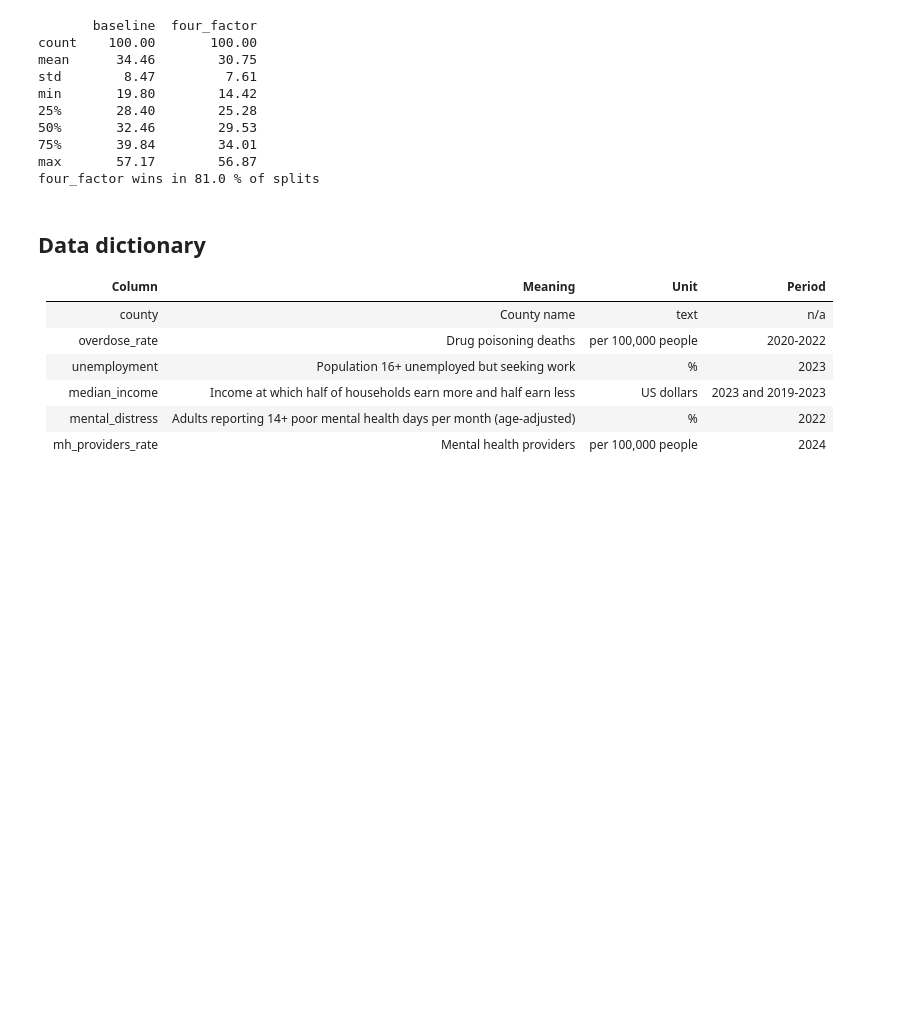
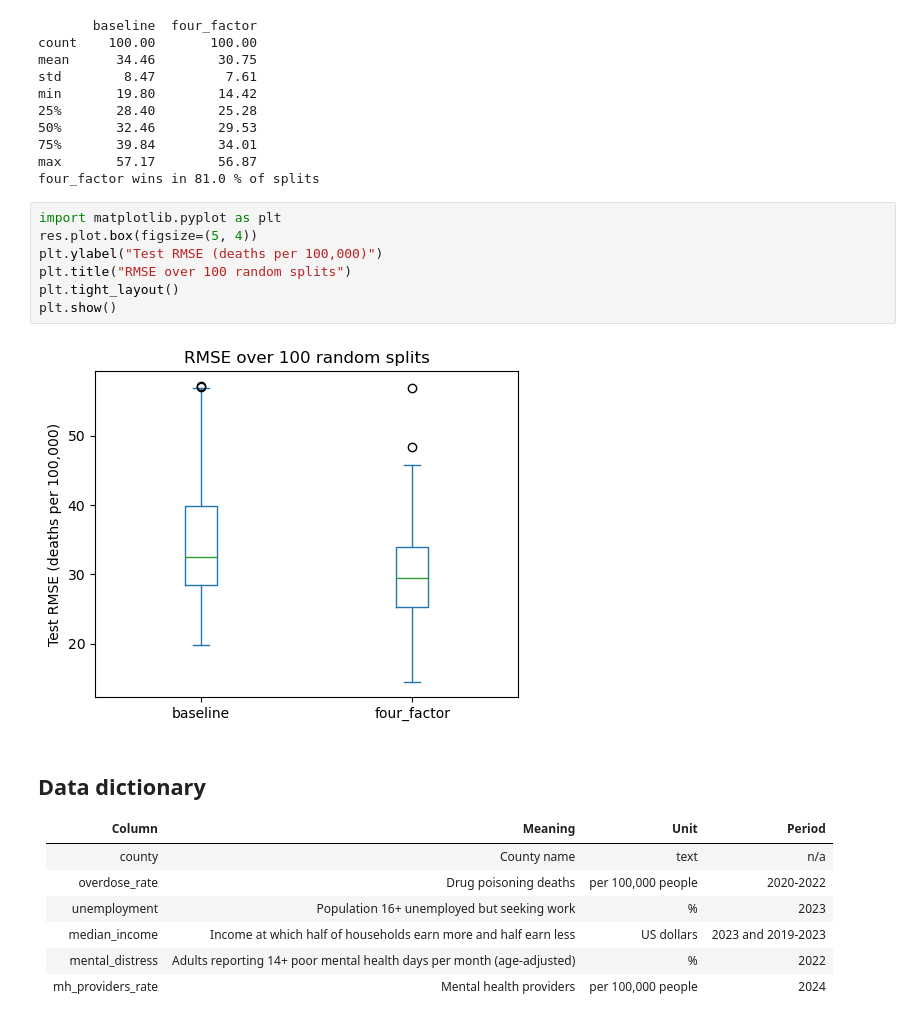
Before and after one commit to yovelavewyanet/wv-overdose-project, a Jupyter notebook: notebook.ipynb, the cells around one changed output. Cells and saved outputs as stored; diff of their text form; blank space fills up the shorter version.

```diff
--- a/notebook.ipynb
+++ b/notebook.ipynb
@@ -158,6 +158,15 @@ min       19.80        14.42
 75%       39.84        34.01
 max       57.17        56.87
 four_factor wins in 81.0 % of splits
+# %%
+import matplotlib.pyplot as plt
+res.plot.box(figsize=(5, 4))
+plt.ylabel("Test RMSE (deaths per 100,000)")
+plt.title("RMSE over 100 random splits")
+plt.tight_layout()
+plt.show()
+# %% [output]
+[figure, added]
 # %% [markdown]
 ## Data dictionary
 | Column | Meaning | Unit | Period |
```
Also changed, not shown: parts of 3 cells of this notebook, 1 other file.
